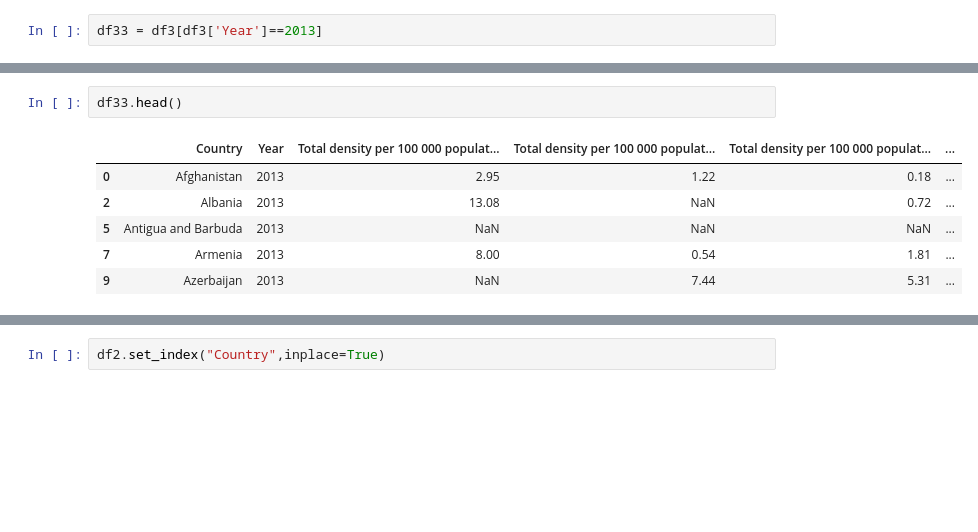
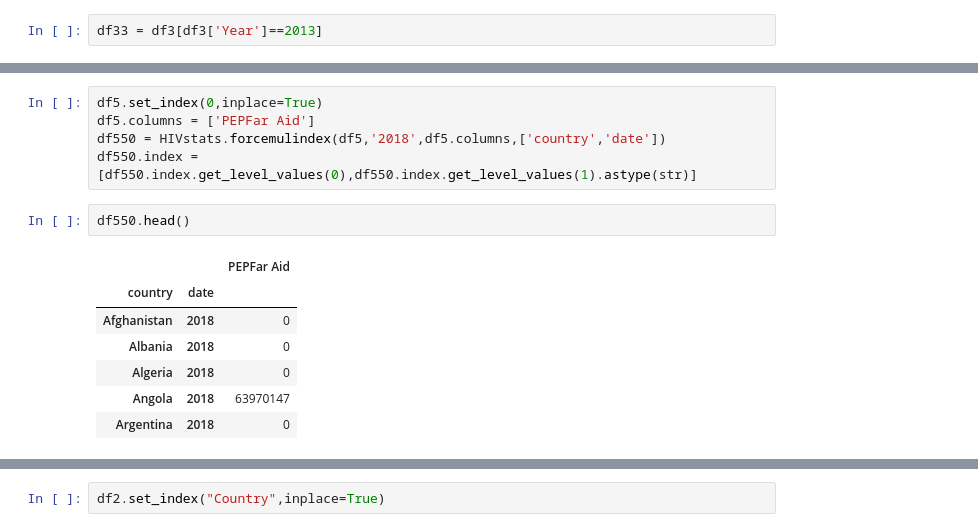
Before and after one commit to nvanrompaey/ImpactsHIVTreatment, a Jupyter notebook: CapstoneHIVtestings.ipynb, the cells around one changed output, grey strips where cells are left out. Cells and saved outputs as stored; diff of their text form; blank space fills up the shorter version.

```diff
--- a/CapstoneHIVtestings.ipynb
+++ b/CapstoneHIVtestings.ipynb
@@ -284,9 +224,15 @@ df33 = df3[df3['Year']==2013]
+# %%
+df5.set_index(0,inplace=True)
+df5.columns = ['PEPFar Aid']
+df550 = HIVstats.forcemulindex(df5,'2018',df5.columns,['country','date'])
+df550.index = [df550.index.get_level_values(0),df550.index.get_level_values(1).astype(str)]
 # %%
-df33.head()
+df550.head()
 # %% [output]
-|  | Country | Year | Total density per 100 000 populat... | Total density per 100 000 populat... | Total density per 100 000 populat... | ... |
-| 0 | Afghanistan | 2013 | 2.95 | 1.22 | 0.18 | ... |
-| 2 | Albania | 2013 | 13.08 | NaN | 0.72 | ... |
-| 5 | Antigua and Barbuda | 2013 | NaN | NaN | NaN | ... |
-| 7 | Armenia | 2013 | 8.00 | 0.54 | 1.81 | ... |
-| 9 | Azerbaijan | 2013 | NaN | 7.44 | 5.31 | ... |
+|  |  | PEPFar Aid |
+| country | date |  |
+| Afghanistan | 2018 | 0 |
+| Albania | 2018 | 0 |
+| Algeria | 2018 | 0 |
+| Angola | 2018 | 63970147 |
+| Argentina | 2018 | 0 |
```
Also changed, not shown: parts of 42 cells of this notebook, 2 other files.
